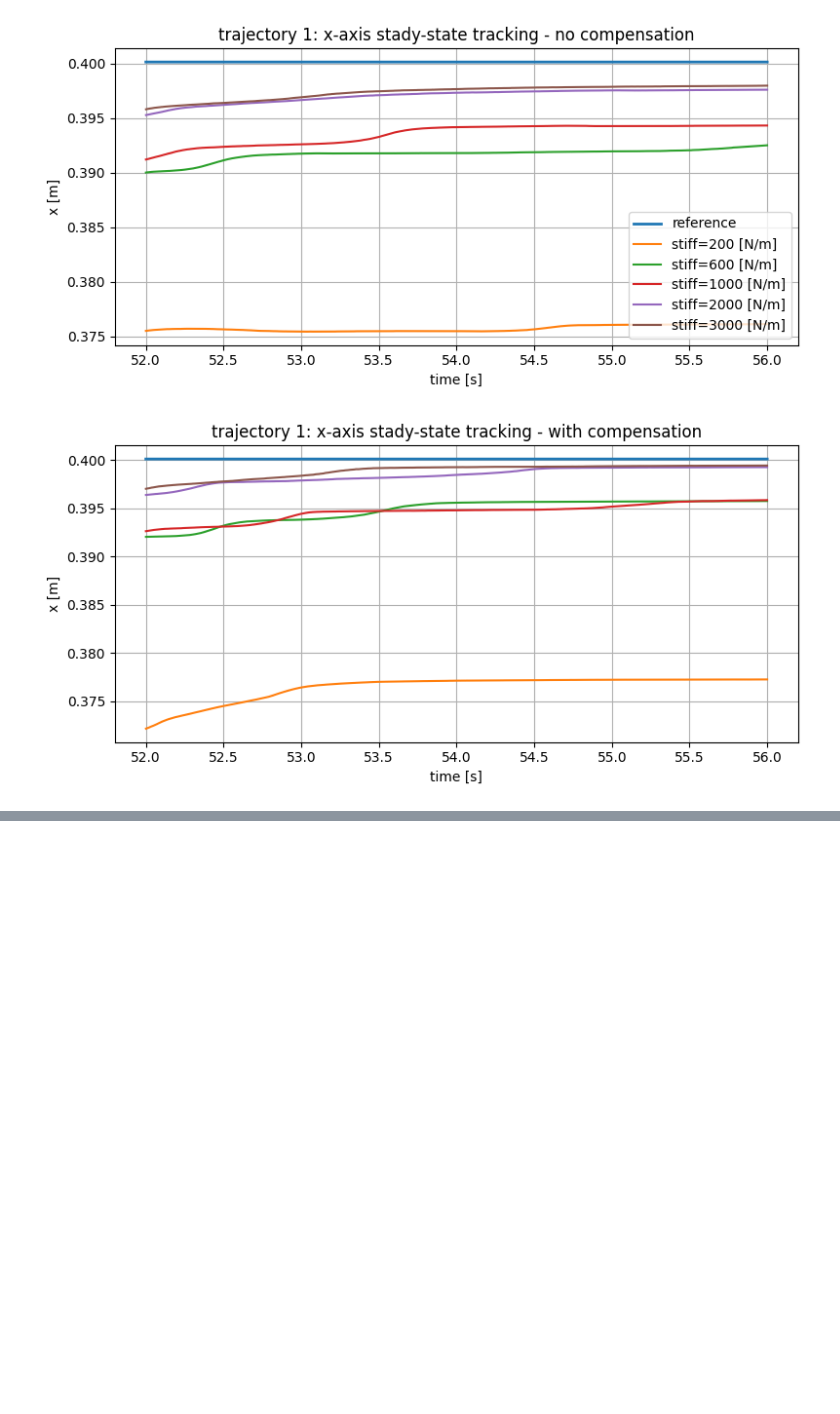
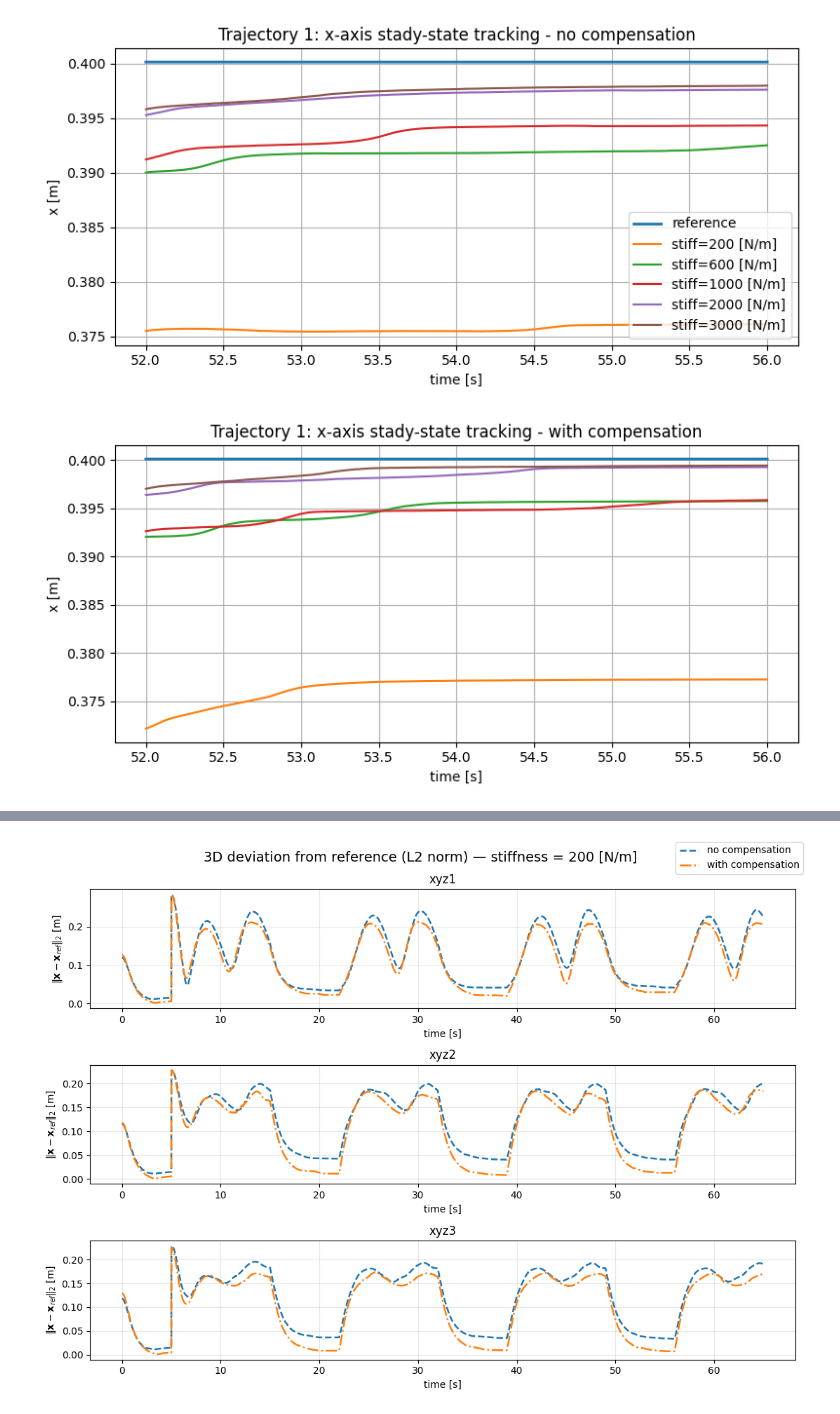
Before and after one commit to Anthony7-Ho/nonlinear_deepc_controller, a Jupyter notebook: performance_evaluation/evaluation_plots.ipynb, the cells around one changed output, grey strips where cells are left out. Saved outputs shown, nothing was run; the diff lists cells and outputs as text; code cells hidden in the pictures; blank space fills up the shorter version.

Commit message:
Added error plots

```diff
--- a/performance_evaluation/evaluation_plots.ipynb
+++ b/performance_evaluation/evaluation_plots.ipynb
@@ -186,0 +189,100 @@ else:
+# %%
+import numpy as np
+import matplotlib.pyplot as plt
+from pathlib import Path
+
+def interp_ref_to_t(t_ref, xr, yr, zr, t_query):
+    """Interpolate reference xyz onto t_query."""
+    xq = np.interp(t_query, t_ref, xr)
+    yq = np.interp(t_query, t_ref, yr)
+    zq = np.interp(t_query, t_ref, zr)
+    return np.stack([xq, yq, zq], axis=1)
+
+def l2_error_over_time(ref_path: Path, log_path: Path):
+    """
+    Compute e(t)=||xyz_log(t)-xyz_ref(t)|| using interpolation of reference onto log timestamps.
+    Returns (t_log, e).
+    """
+    t_ref, xr, yr, zr = read_xyz_csv(ref_path)
+    t_log, x, y, z = read_xyz_csv(log_path)
+
+    xyz_ref_on_log = interp_ref_to_t(t_ref, xr, yr, zr, t_log)
+    xyz_log = np.stack([x, y, z], axis=1)
+
+    e = np.linalg.norm(xyz_log - xyz_ref_on_log, axis=1)
+    return t_log, e
+
+def plot_3d_deviation_subplots_per_stiffness(log_index: dict, ref_files: list[Path], traj_ids=(1,2,3)):
+    """
+    For each stiffness:
+      - create one figure with 3 subplots (xyz1, xyz2, xyz3)
+      - each subplot shows 3D deviation error for:
+          -- no compensation
+          -. with compensation
+    """
+    # Map xyz id -> reference path
+    ref_by_id = {extract_xyz_index(p): p for p in ref_files}
+
+    # Collect stiffness tags across all trajectories
+    all_stiff = set()
+    for n in traj_ids:
+        entry = log_index.get(n, {})
+        all_stiff |= set(entry.get("regular", {}).keys())
+        all_stiff |= set(entry.get("kernel", {}).keys())
+
+    stiff_tags = sorted(all_stiff, key=lambda s: int(s))
+    if not stiff_tags:
+        print("[WARN] No stiffness tags found.")
+        return
+
+    for stiff in stiff_tags:
+        fig, axes = plt.subplots(len(traj_ids), 1, figsize=(11, 8), sharex=False)
+        fig.suptitle(f"3D deviation from reference (L2 norm) — stiffness = {stiff} [N/m]", fontsize=14)
+
+        # Ensure axes is iterable even if traj_ids has length 1
+        if len(traj_ids) == 1:
+            axes = [axes]
+
+        for ax, traj_id in zip(axes, traj_ids):
+            ref_path = ref_by_id.get(traj_id)
+            if ref_path is None:
+                ax.set_title(f"xyz{traj_id} (missing reference)")
+                ax.axis("off")
+                continue
+
+            reg_path = log_index.get(traj_id, {}).get("regular", {}).get(stiff, None)
+            ker_path = log_index.get(traj_id, {}).get("kernel", {}).get(stiff, None)
+
+            # Compute and plot errors
+            plotted_any = False
+
+            if reg_path is not None:
+                t_no, e_no = l2_error_over_time(ref_path, reg_path)
+                ax.plot(t_no, e_no, linestyle="--", linewidth=1.8, label="no compensation")
+                plotted_any = True
+
+            if ker_path is not None:
+                t_co, e_co = l2_error_over_time(ref_path, ker_path)
+                ax.plot(t_co, e_co, linestyle="-.", linewidth=1.8, label="with compensation")
+                plotted_any = True
+
+            ax.set_title(f"xyz{traj_id}")
+            ax.set_xlabel("time [s]")
+            ax.set_ylabel(r"$\|\mathbf{x}-\mathbf{x}_{ref}\|_2$ [m]")
+            ax.grid(True, alpha=0.3)
+
+            if not plotted_any:
+                ax.text(0.5, 0.5, "No data", ha="center", va="center", transform=ax.transAxes)
+
+        # Single legend for the whole figure (clean)
+        handles, labels = axes[0].get_legend_handles_labels()
+        if handles:
+            fig.legend(handles, labels, loc="upper right")
+
+        fig.tight_layout()
+        plt.show()
+
+# --- Call it ---
+plot_3d_deviation_subplots_per_stiffness(log_index, ref_files, traj_ids=(1,2,3))
+# %% [output]
+[figure, added]
```
Also changed, not shown: parts of 3 cells of this notebook.
